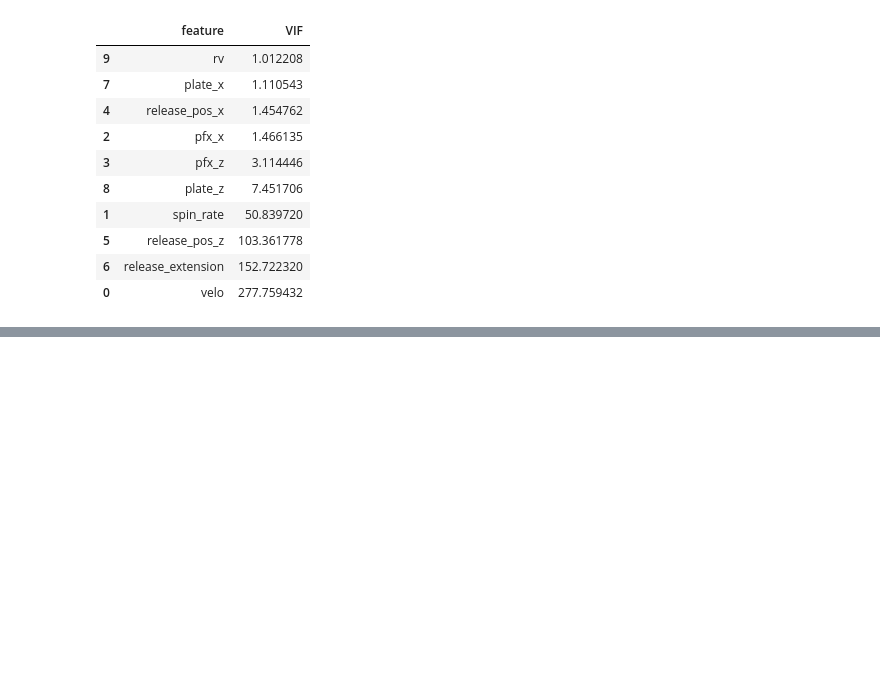
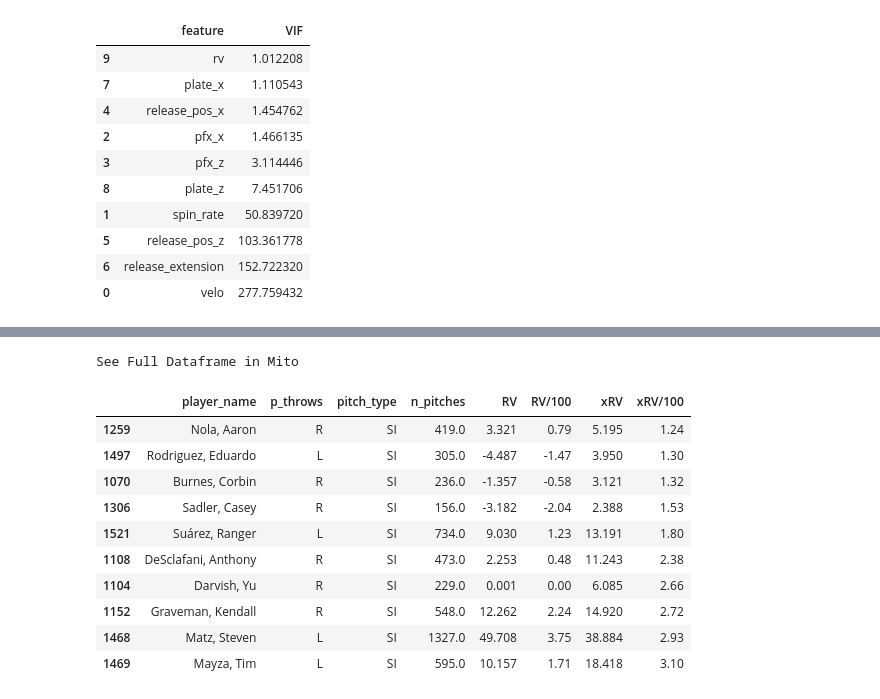
Before and after one commit to anthonyzurke/pitch-model, a Jupyter notebook: notebooks/analysis.ipynb, the cells around one changed output, grey strips where cells are left out. Saved outputs shown, nothing was run; the diff lists cells and outputs as text; code cells hidden in the pictures; blank space fills up the shorter version.

```diff
--- a/notebooks/analysis.ipynb
+++ b/notebooks/analysis.ipynb
@@ -143,0 +178,16 @@ See Full Dataframe in Mito
+# %%
+si_leaders = si.sort_values(by = ['xRV/100'])
+si_leaders.head(10)
+# %% [output]
+See Full Dataframe in Mito
+|  | player_name | p_throws | pitch_type | n_pitches | RV | RV/100 | xRV | xRV/100 |
+| 1259 | Nola, Aaron | R | SI | 419.0 | 3.321 | 0.79 | 5.195 | 1.24 |
+| 1497 | Rodriguez, Eduardo | L | SI | 305.0 | -4.487 | -1.47 | 3.950 | 1.30 |
+| 1070 | Burnes, Corbin | R | SI | 236.0 | -1.357 | -0.58 | 3.121 | 1.32 |
+| 1306 | Sadler, Casey | R | SI | 156.0 | -3.182 | -2.04 | 2.388 | 1.53 |
+| 1521 | Suárez, Ranger | L | SI | 734.0 | 9.030 | 1.23 | 13.191 | 1.80 |
+| 1108 | DeSclafani, Anthony | R | SI | 473.0 | 2.253 | 0.48 | 11.243 | 2.38 |
+| 1104 | Darvish, Yu | R | SI | 229.0 | 0.001 | 0.00 | 6.085 | 2.66 |
+| 1152 | Graveman, Kendall | R | SI | 548.0 | 12.262 | 2.24 | 14.920 | 2.72 |
+| 1468 | Matz, Steven | L | SI | 1327.0 | 49.708 | 3.75 | 38.884 | 2.93 |
+| 1469 | Mayza, Tim | L | SI | 595.0 | 10.157 | 1.71 | 18.418 | 3.10 |
```
Also changed, not shown: parts of 25 cells of this notebook, 1 other file.
